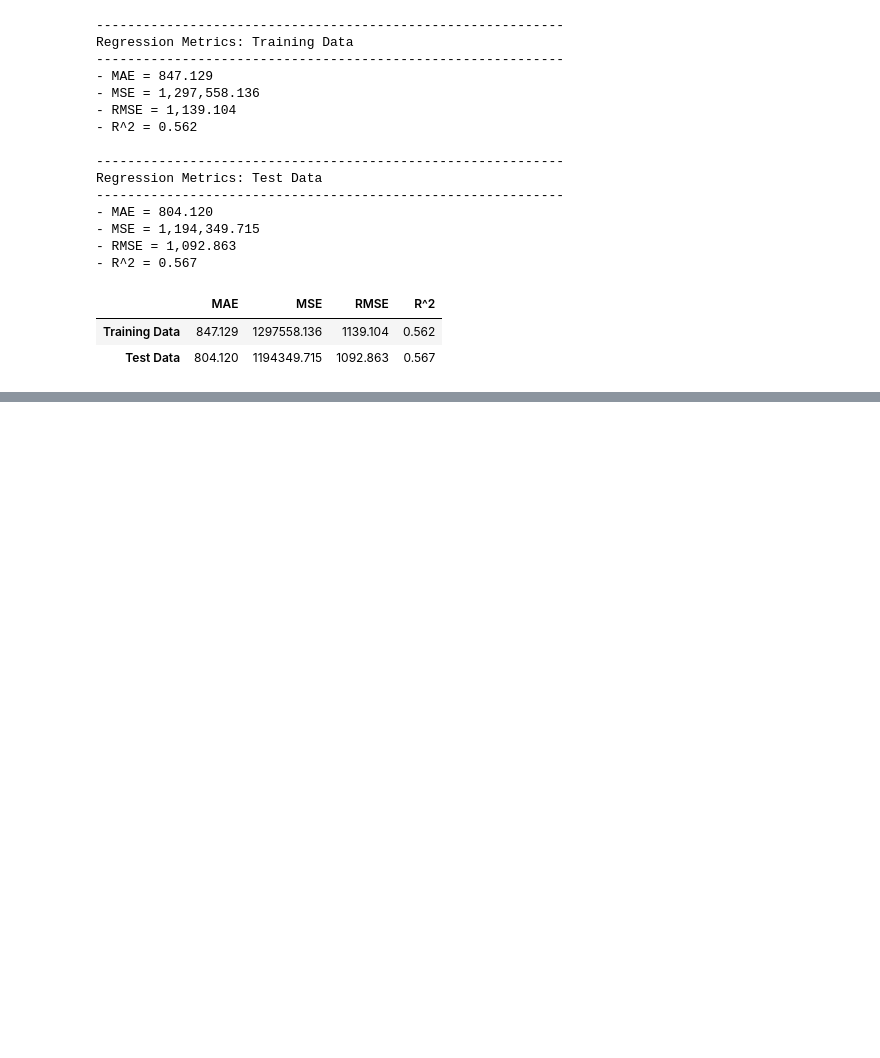
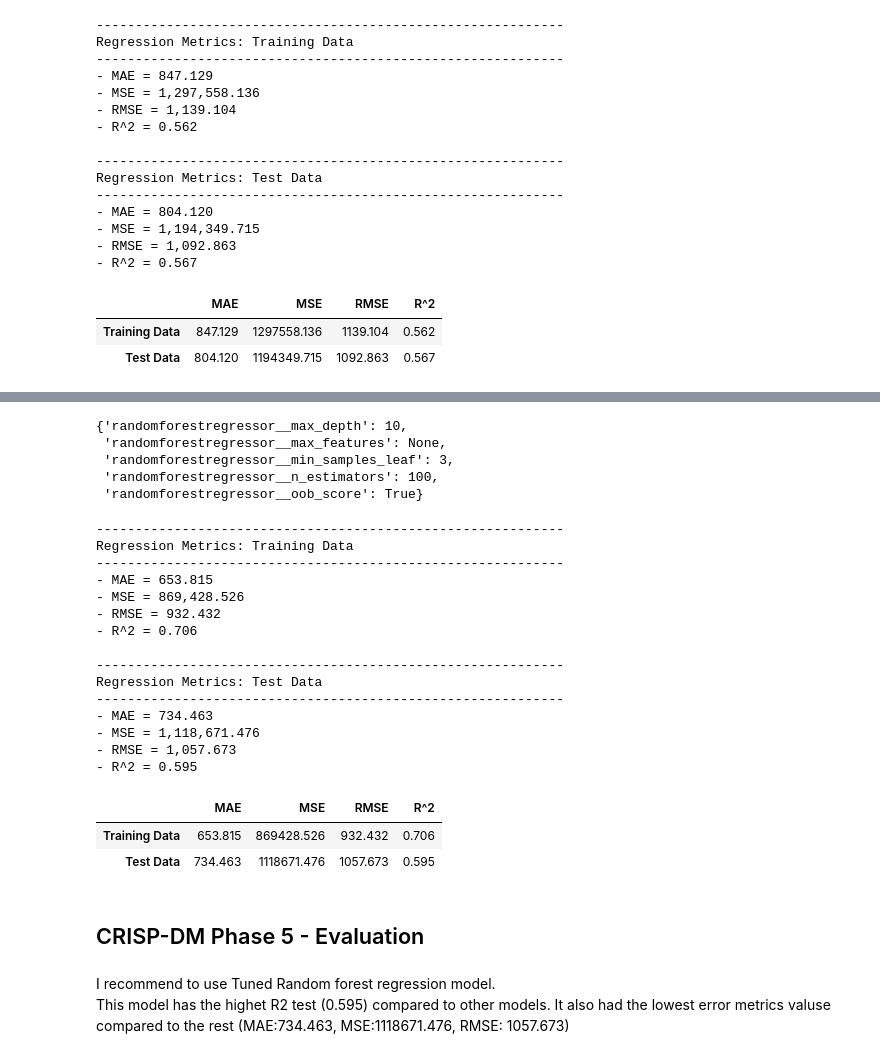
Before and after one commit to QossayShtaiwi/Prediction-of-Product-Sales, a Jupyter notebook: Prediction_of_Product_Sales.ipynb, the cells around one changed output, grey strips where cells are left out. Cells and saved outputs as stored; diff of their text form; code cells hidden in the pictures; blank space fills up the shorter version.

```diff
--- a/Prediction_of_Product_Sales.ipynb
+++ b/Prediction_of_Product_Sales.ipynb
@@ -1221,0 +1266,15 @@ Regression Metrics: Test Data
+# %%
+# Parameters for tuning
+rf_pipe.get_params()
+# Define param grid with options to try
+params = {'randomforestregressor__max_depth': [None,10,15,20],
+          'randomforestregressor__n_estimators':[10,100,150,200],
+          'randomforestregressor__min_samples_leaf':[2,3,4],
+          'randomforestregressor__max_features':['sqrt','log2',None],
+          'randomforestregressor__oob_score':[True,False],
+          }
+# %%
+# Instantiate the gridsearch
+gridsearch = GridSearchCV(rf_pipe, params, n_jobs=-1, cv = 3, verbose=1)
+# Fit the gridsearch on training data
+gridsearch.fit(X_train, y_train)
@@ -1221,0 +1300,39 @@ Regression Metrics: Test Data
+# %%
+# Obtain best parameters
+gridsearch.best_params_
+# %% [output]
+{'randomforestregressor__max_depth': 10,
+ 'randomforestregressor__max_features': None,
+ 'randomforestregressor__min_samples_leaf': 3,
+ 'randomforestregressor__n_estimators': 100,
+ 'randomforestregressor__oob_score': True}
+# %%
+
+# Define and refit best model
+best_rf = gridsearch.best_estimator_
+evaluate_regression(best_rf, X_train, y_train, X_test, y_test, verbose = True,
+                        output_frame=True)
+# %% [output]
+------------------------------------------------------------
+Regression Metrics: Training Data
+------------------------------------------------------------
+- MAE = 653.815
+- MSE = 869,428.526
+- RMSE = 932.432
+- R^2 = 0.706
+
+------------------------------------------------------------
+Regression Metrics: Test Data
+------------------------------------------------------------
+- MAE = 734.463
+- MSE = 1,118,671.476
+- RMSE = 1,057.673
+- R^2 = 0.595
+|  | MAE | MSE | RMSE | R^2 |
+| Training Data | 653.815 | 869428.526 | 932.432 | 0.706 |
+| Test Data | 734.463 | 1118671.476 | 1057.673 | 0.595 |
+# %% [markdown]
+## CRISP-DM Phase 5 - Evaluation
+# %% [markdown]
+I recommend to use Tuned Random forest regression model.
+This model has the highet R2 test (0.595) compared to other models. It also had the lowest error metrics valuse compared to the rest (MAE:734.463, MSE:1118671.476, 	RMSE: 1057.673)
```
Also changed, not shown: parts of 9 cells of this notebook.
